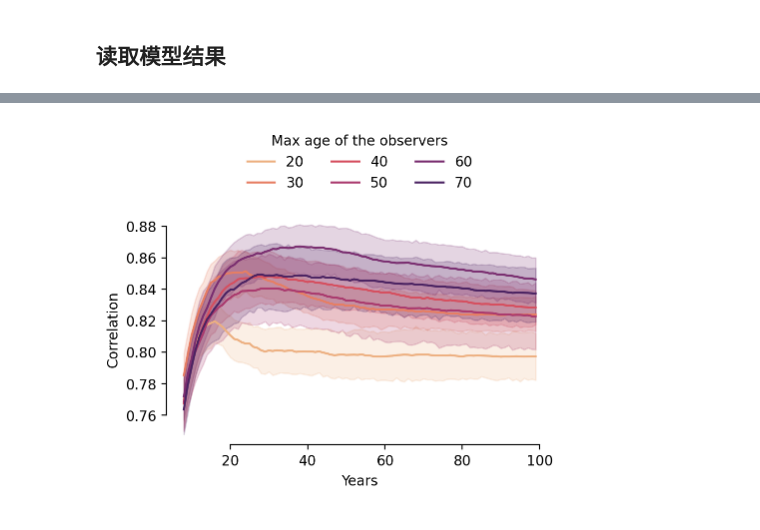
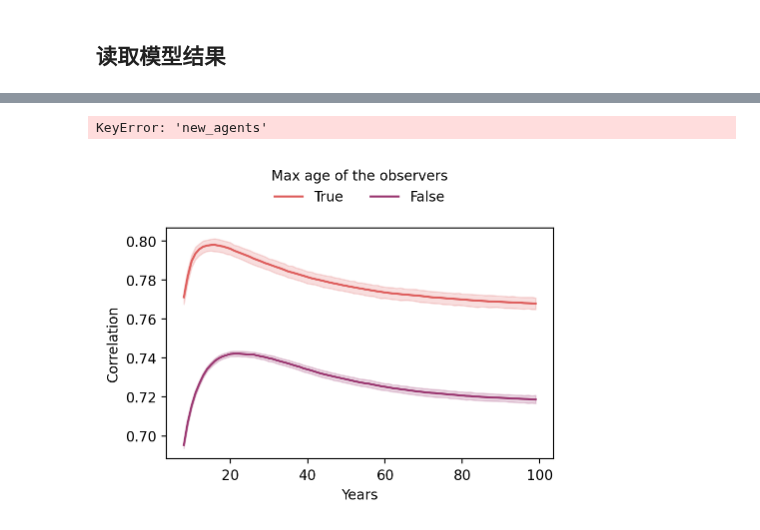
Before and after one commit to SongshGeo/shifting_baseline, a Jupyter notebook: reports/abm.ipynb, the cells around one changed output, grey strips where cells are left out. Saved outputs shown, nothing was run; the diff lists cells and outputs as text; code cells hidden in the pictures.

Commit message:
feat: :sparkles: 更新气候观察者模型，新增 rejudge 配置项，优化模型属性和方法文档

```diff
--- a/reports/abm.ipynb
+++ b/reports/abm.ipynb
@@ -174,6 +129,2 @@ plt.show();
 # %% [markdown]
 ## 读取模型结果
-# %%
-path = Path("../outputs/2025-06-20/23-14-28/correlations.csv")
-df = pd.read_csv(path, index_col=0)
-df.tail()
@@ -214,12 +130,0 @@ plt.show()
-# %%
-path = Path("../multirun/2025-06-20/23-36-54")
-datasets = []
-for i in range(6):
-    windows = 20 + i * 10
-    df = pd.read_csv(path / f"{i}/correlations.csv", index_col=0)
-    long = df.melt(ignore_index=False).reset_index()
-    long["windows"] = windows
-    datasets.append(long)
-
-df = pd.concat(datasets, ignore_index=True)
-df.head()
@@ -233,23 +204,43 @@ df.head()
+# %%
+import seaborn as sns
+
+# 假设你的 DataFrame 叫 df
+
+# Year 的均值透视表
+pivot_year = max_points.pivot_table(
+    index="new_agents", columns="loss_rate", values="Year", aggfunc="mean"
+)
+
+# MaxCorrelation 的均值透视表
+pivot_corr = max_points.pivot_table(
+    index="new_agents", columns="loss_rate", values="MaxCorrelation", aggfunc="mean"
+)
+pivot_corr.head()
+# %% [output]
+KeyError: 'new_agents'
 # %%
+import matplotlib.pyplot as plt
+import numpy as np
+
+# subset = df_all[df_all["rejudge"] == "True"]
 fig, ax = plt.subplots(figsize=(5, 3))
 sns.lineplot(
-    data=df,
+    data=df_all,
     x="index",
     y="value",
-    hue="windows",
+    hue="rejudge",
     estimator=np.mean,
     palette="flare",
 )
-sns.despine(trim=True)
 ax.set_xlabel("Years")
 ax.set_ylabel("Correlation")
 ax.legend(
     ncol=3,
     loc="lower center",
     bbox_to_anchor=(0.5, 1.05),
     frameon=False,
     title="Max age of the observers",
 )
 plt.show();
 # %% [output]
-[figure, old version]
+[figure, new version]
```
Also changed, not shown: parts of 17 cells of this notebook, 4 other files.
